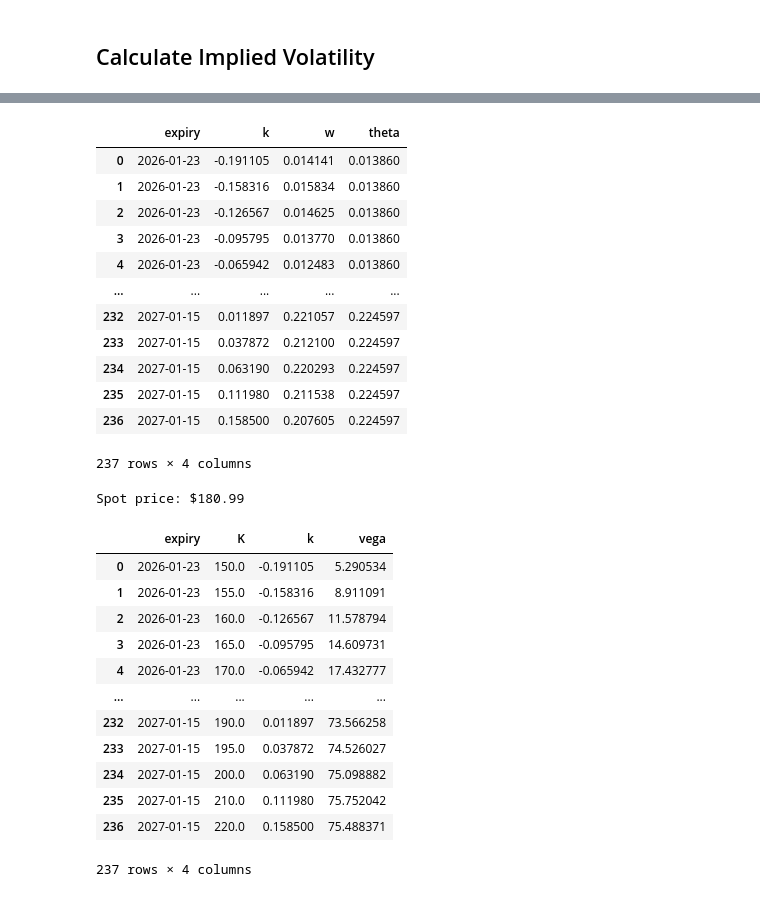
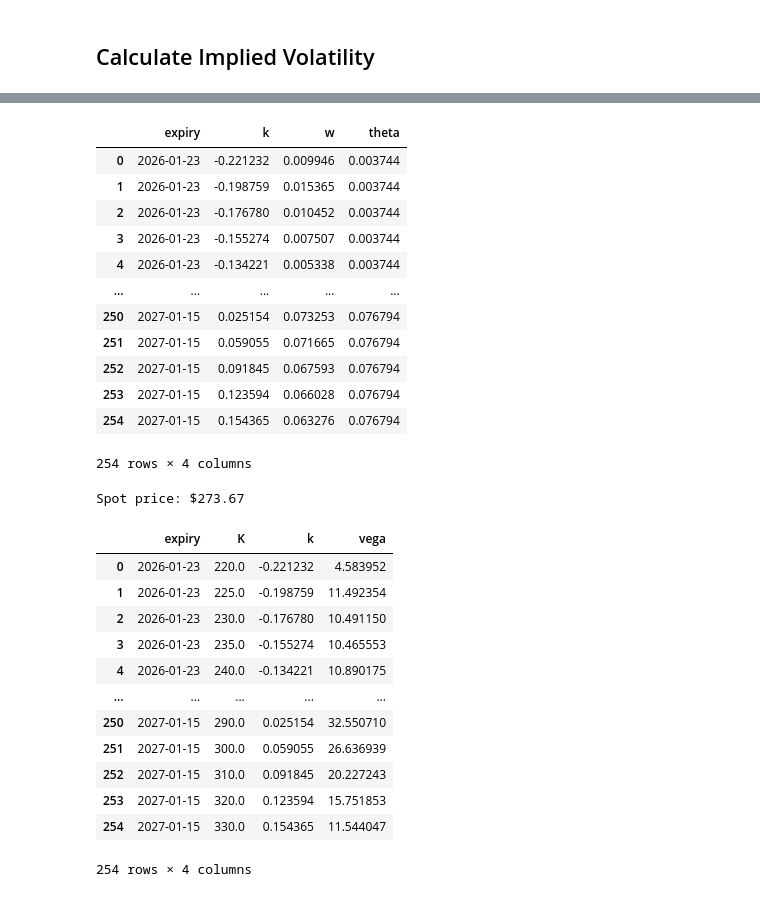
Before and after one commit to alqavii/ssvi-surface, a Jupyter notebook: backend/test copy.ipynb, the cells around one changed output, grey strips where cells are left out. Cells and saved outputs as stored; diff of their text form; code cells hidden in the pictures.

```diff
--- a/backend/test copy.ipynb
+++ b/backend/test copy.ipynb
@@ -39,7 +39,7 @@ expiry_start = today + relativedelta(weeks=4)
 expiry_end = today + relativedelta(weeks=56)
 
 req = OptionsRequest(
-    ticker="NVDA",
+    ticker="AAPL",
     optionType=OptionType.CALL,
     expiryStart=expiry_start,
     expiryEnd=expiry_end,
@@ -132,0 +133,3 @@ surface_data[["K", "w", "k", "expiry" ,"F"]]
+# %%
+thetas = surface_data.loc[surface_data["k"].abs().groupby(surface_data["T"]).idxmin()][["T", "k", "w"]].reset_index(drop=True)
+thetas
@@ -132,0 +153,7 @@ surface_data[["K", "w", "k", "expiry" ,"F"]]
+# %%
+iso = IsotonicRegression(increasing=True, out_of_bounds='clip')
+theta_iso = iso.fit_transform(thetas["T"], thetas["w"])
+
+theta_spline = PchipInterpolator(thetas["T"], theta_iso, extrapolate=True)
+surface_data["theta"] = theta_spline(surface_data["T"])
+surface_data[["expiry", "k", "w", "theta"]]
@@ -133,45 +174,45 @@ surface_data[["K", "w", "k", "expiry" ,"F"]]
 # %%
-theta_low = surface_data[surface_data["k"] <0].groupby("T")[["expiry","k","w","K","F","iv"]].max()
-theta_high = surface_data[surface_data["k"] >0].groupby("T")[["expiry","k","w","K","F","iv"]].min()
-interpolated_values = theta_high["w"] - (theta_high["w"] - theta_low["w"]) * (theta_high["k"] / (theta_high["k"] - theta_low["k"]))
+#theta_low = surface_data[surface_data["k"] <0].groupby("T")[["expiry","k","w","K","F","iv"]].max()
+#theta_high = surface_data[surface_data["k"] >0].groupby("T")[["expiry","k","w","K","F","iv"]].min()
+#interpolated_values = theta_high["w"] - (theta_high["w"] - theta_low["w"]) * (theta_high["k"] / (theta_high["k"] - theta_low["k"]))
 #print(theta_high.iloc[-1])
 #print(theta_low.iloc[-5:])
-surface_data["theta"] = surface_data["T"].map(interpolated_values)
+#surface_data["theta"] = surface_data["T"].map(interpolated_values)
 surface_data[["expiry", "k", "w", "theta"]]
 # %% [output]
 |  | expiry | k | w | theta |
-| 0 | 2026-01-23 | -0.191105 | 0.014141 | 0.013860 |
-| 1 | 2026-01-23 | -0.158316 | 0.015834 | 0.013860 |
-| 2 | 2026-01-23 | -0.126567 | 0.014625 | 0.013860 |
-| 3 | 2026-01-23 | -0.095795 | 0.013770 | 0.013860 |
-| 4 | 2026-01-23 | -0.065942 | 0.012483 | 0.013860 |
+| 0 | 2026-01-23 | -0.221232 | 0.009946 | 0.003744 |
+| 1 | 2026-01-23 | -0.198759 | 0.015365 | 0.003744 |
+| 2 | 2026-01-23 | -0.176780 | 0.010452 | 0.003744 |
+| 3 | 2026-01-23 | -0.155274 | 0.007507 | 0.003744 |
+| 4 | 2026-01-23 | -0.134221 | 0.005338 | 0.003744 |
 | ... | ... | ... | ... | ... |
-| 232 | 2027-01-15 | 0.011897 | 0.221057 | 0.224597 |
-| 233 | 2027-01-15 | 0.037872 | 0.212100 | 0.224597 |
-| 234 | 2027-01-15 | 0.063190 | 0.220293 | 0.224597 |
-| 235 | 2027-01-15 | 0.111980 | 0.211538 | 0.224597 |
-| 236 | 2027-01-15 | 0.158500 | 0.207605 | 0.224597 |
+| 250 | 2027-01-15 | 0.025154 | 0.073253 | 0.076794 |
+| 251 | 2027-01-15 | 0.059055 | 0.071665 | 0.076794 |
+| 252 | 2027-01-15 | 0.091845 | 0.067593 | 0.076794 |
+| 253 | 2027-01-15 | 0.123594 | 0.066028 | 0.076794 |
+| 254 | 2027-01-15 | 0.154365 | 0.063276 | 0.076794 |
-237 rows × 4 columns
+254 rows × 4 columns
 # %%
 vega = IVEngine._vega(surface_data["iv"], surface_data["K"], surface_data["T"], surface_data["rate"], div, surface_data["F"])
 surface_data["vega"] = np.clip(vega, 1e-6, None)
 print(f"Spot price: ${spot:.2f}")
 surface_data[["expiry", "K", "k", "vega"]]
 # %% [output]
-Spot price: $180.99
+Spot price: $273.67
 |  | expiry | K | k | vega |
-| 0 | 2026-01-23 | 150.0 | -0.191105 | 5.290534 |
-| 1 | 2026-01-23 | 155.0 | -0.158316 | 8.911091 |
-| 2 | 2026-01-23 | 160.0 | -0.126567 | 11.578794 |
-| 3 | 2026-01-23 | 165.0 | -0.095795 | 14.609731 |
-| 4 | 2026-01-23 | 170.0 | -0.065942 | 17.432777 |
+| 0 | 2026-01-23 | 220.0 | -0.221232 | 4.583952 |
+| 1 | 2026-01-23 | 225.0 | -0.198759 | 11.492354 |
+| 2 | 2026-01-23 | 230.0 | -0.176780 | 10.491150 |
+| 3 | 2026-01-23 | 235.0 | -0.155274 | 10.465553 |
+| 4 | 2026-01-23 | 240.0 | -0.134221 | 10.890175 |
 | ... | ... | ... | ... | ... |
-| 232 | 2027-01-15 | 190.0 | 0.011897 | 73.566258 |
-| 233 | 2027-01-15 | 195.0 | 0.037872 | 74.526027 |
-| 234 | 2027-01-15 | 200.0 | 0.063190 | 75.098882 |
-| 235 | 2027-01-15 | 210.0 | 0.111980 | 75.752042 |
-| 236 | 2027-01-15 | 220.0 | 0.158500 | 75.488371 |
+| 250 | 2027-01-15 | 290.0 | 0.025154 | 32.550710 |
+| 251 | 2027-01-15 | 300.0 | 0.059055 | 26.636939 |
+| 252 | 2027-01-15 | 310.0 | 0.091845 | 20.227243 |
+| 253 | 2027-01-15 | 320.0 | 0.123594 | 15.751853 |
+| 254 | 2027-01-15 | 330.0 | 0.154365 | 11.544047 |
-237 rows × 4 columns
+254 rows × 4 columns
 # %%
 T_vals = surface_data["T"].values
 T_unique = np.sort(surface_data["T"].unique())
```
Also changed, not shown: parts of 12 cells of this notebook, 2 other files.
